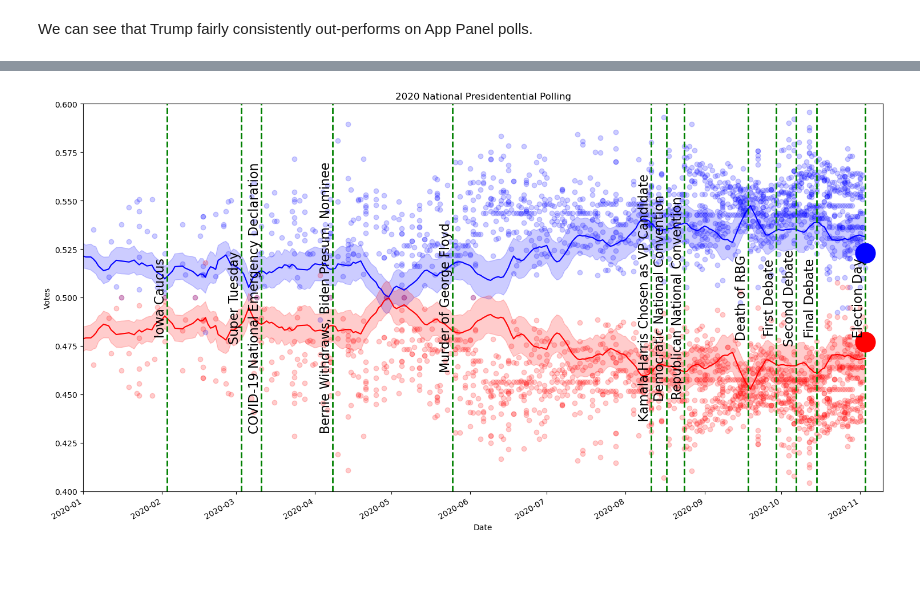
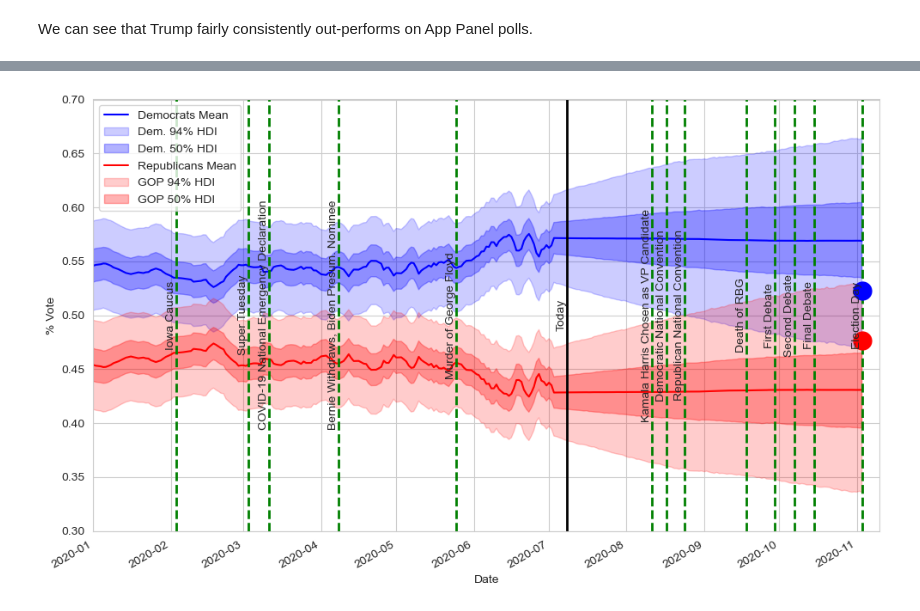
Before and after one commit to andrewpwalters/US-Presidential-Fundamentals, a Jupyter notebook: Notebooks/Polling Model - United States 2020.ipynb, the cells around one changed output, grey strips where cells are left out. Drawn from its saved outputs; the diff is of its cells as text; code cells hidden in the pictures; blank space fills up the shorter version.

```diff
--- a/Notebooks/Polling Model - United States 2020.ipynb
+++ b/Notebooks/Polling Model - United States 2020.ipynb
@@ -469,64 +490,74 @@ for d in tqdm(day):
 # %%
-df_day_mean['Date'] = df.date.unique()
-df_day_03['Date'] = df.date.unique()
-df_day_97['Date'] = df.date.unique()
-
-df_day_mean = df_day_mean.reset_index().set_index('Date')
-df_day_03 = df_day_03.reset_index().set_index('Date')
-df_day_97 = df_day_97.reset_index().set_index('Date')
+date_index = pd.DataFrame(index = range(min(df_day_mean.index),1), columns = ['date'])
+date_index['date'] = pd.date_range(start=df.date.min(), end='2020-11-03')
+df_day_mean = df_day_mean.merge(date_index, left_index=True, right_index=True)
+df_day_03 = df_day_03.merge(date_index, left_index=True, right_index=True)
+df_day_25 = df_day_25.merge(date_index, left_index=True, right_index=True)
+df_day_75 = df_day_75.merge(date_index, left_index=True, right_index=True)
+df_day_97 = df_day_97.merge(date_index, left_index=True, right_index=True)
+# %%
+df_day_mean = df_day_mean.reset_index().set_index('date')
+df_day_03 = df_day_03.reset_index().set_index('date')
+df_day_25 = df_day_25.reset_index().set_index('date')
+df_day_75 = df_day_75.reset_index().set_index('date')
+df_day_97 = df_day_97.reset_index().set_index('date')
 # %%
 graph_state = 'US'
 
-fig, ax = plt.subplots(figsize=(15, 8))
+fig, ax = plt.subplots(figsize=(10, 6))
 
 # Plotting dem_votes and gop_votes on the same axes
 
 df_day_mean[f"{graph_state}_dem"].plot(color='blue', label='Democrats Mean')
-plt.fill_between(df_day_97.index, df_day_03[f"{graph_state}_dem"].ffill(), df_day_97[f"{graph_state}_dem"].ffill(), color='blue', alpha=0.2, label='Democrats 94% HDI')
+plt.fill_between(df_day_97.index, df_day_03[f"{graph_state}_dem"].ffill(), df_day_97[f"{graph_state}_dem"].ffill(), color='blue', alpha=0.2, label='Dem. 94% HDI')
+plt.fill_between(df_day_75.index, df_day_25[f"{graph_state}_dem"].ffill(), df_day_75[f"{graph_state}_dem"].ffill(), color='blue', alpha=0.3, label='Dem. 50% HDI')
 
 df_day_mean[f"{graph_state}_gop"].plot(color='red', label='Republicans Mean')
-plt.fill_between(df_day_97.index, df_day_03[f"{graph_state}_gop"].ffill(), df_day_97[f"{graph_state}_gop"].ffill(), color='red', alpha=0.2, label='Republicans 94% HDI')
+plt.fill_between(df_day_97.index, df_day_03[f"{graph_state}_gop"].ffill(), df_day_97[f"{graph_state}_gop"].ffill(), color='red', alpha=0.2, label='GOP 94% HDI')
+plt.fill_between(df_day_75.index, df_day_25[f"{graph_state}_gop"].ffill(), df_day_75[f"{graph_state}_gop"].ffill(), color='red', alpha=0.3, label='GOP 50% HDI')
 
 dem_votes = df_2way.set_index('date').query(f"state == '{graph_state}'")["DEM"]
 gop_votes = df_2way.set_index('date').query(f"state == '{graph_state}'")["GOP"]
 
-dates = df_2way.query(f"state == '{graph_state}'").set_index('date').index
-
-ax.plot(dem_votes.index, dem_votes, "o", alpha=0.2, color='blue', label="Biden")
-ax.plot(gop_votes.index, gop_votes, "o", alpha=0.2, color='red', label="Trump")
+#ax.plot(dem_votes.index, dem_votes, "o", alpha=0.1, color='blue', label="Poll Dem., %")
+#ax.plot(gop_votes.index, gop_votes, "o", alpha=0.1, color='red', label="Poll GOP %")
 
 # Set limits and labels
-ax.set_ylim(0.4, 0.6)
+ax.set_ylim(0.3,0.7)
 ax.set_xlim(dt.datetime(2020, 1, 1), dt.datetime(2020, 11, 10))
-ax.set_ylabel('Votes')
+ax.set_ylabel('% Vote')
 ax.set_xlabel('Date')
-ax.set_title('2020 National Presidentential Polling')
+ax.legend()
+#ax.set_title('2024 National Presidentential Polling')
 
 events = [
             (dt.datetime(2020, 3, 11), 'COVID-19 National Emergency Declaration'),
             (dt.datetime(2020, 2, 3), 'Iowa Caucus'),
             (dt.datetime(2020, 3, 3), 'Super Tuesday'),
             (dt.datetime(2020, 4, 8), 'Bernie Withdraws, Biden Presum. Nominee'),
             (dt.datetime(2020, 5, 25), 'Murder of George Floyd'),
             (dt.datetime(2020, 8, 11), 'Kamala Harris Chosen as VP Candidate'),
             (dt.datetime(2020, 8, 17), 'Democratic National Convention'),
             (dt.datetime(2020, 8, 24), 'Republican National Convention'),
             (dt.datetime(2020, 9, 18), 'Death of RBG'),
             (dt.datetime(2020, 9, 29), 'First Debate'),
             (dt.datetime(2020, 10, 7), 'Second Debate'),
             (dt.datetime(2020, 10, 15), 'Final Debate'),
             (dt.datetime(2020, 11, 3), 'Election Day'),
          ]
 
 for date, event in events:
     ax.axvline(x=date, color='green', linestyle='--', linewidth=2)
-    plt.text(date, 0.5, event, rotation=90, verticalalignment='center', horizontalalignment='right', fontsize=16)
+    plt.text(date, 0.5, event, rotation=90, verticalalignment='center', horizontalalignment='right', fontsize=10)
 
-ax.plot(dt.datetime(2020, 11, 3), .523, "o", markersize=25, color='blue', alpha=1)
-ax.plot(dt.datetime(2020, 11, 3), .477, "o", markersize=25, color='red', alpha=1)
+ax.axvline(x=dt.datetime(2020, 7, 8), color='black', linestyle='-', linewidth=2)
+plt.text(dt.datetime(2020, 7, 8), 0.5, "Today", rotation=90, verticalalignment='center', horizontalalignment='right', fontsize=10)
+
+ax.plot(dt.datetime(2020, 11, 3), .523, "o", markersize=15, color='blue', alpha=1)
+ax.plot(dt.datetime(2020, 11, 3), .477, "o", markersize=15, color='red', alpha=1)
 
 plt.tight_layout()
-plt.show()
+plt.savefig('2way_enight_natpoll.png')
 # %% [output]
-[figure, old version]
+[figure, new version]
 # %%
```
Also changed, not shown: parts of 49 cells of this notebook, 5 other files.
